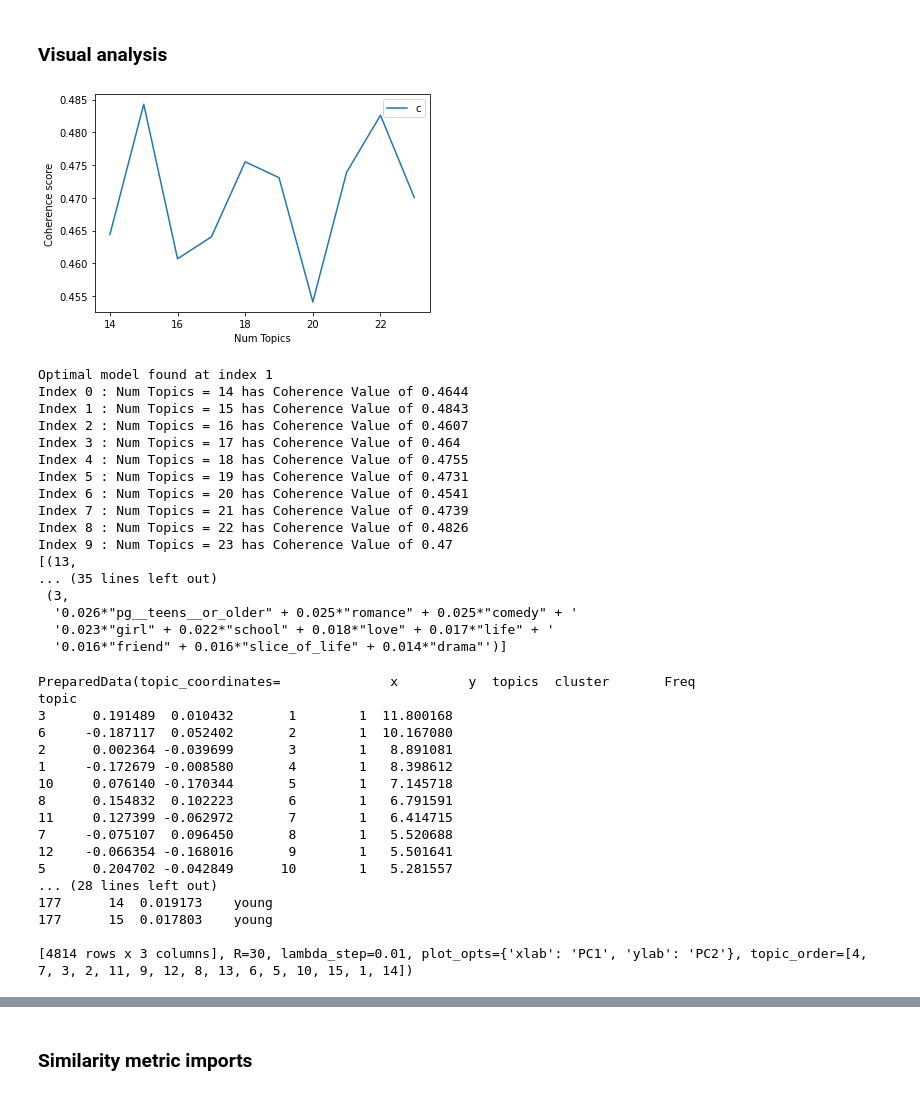
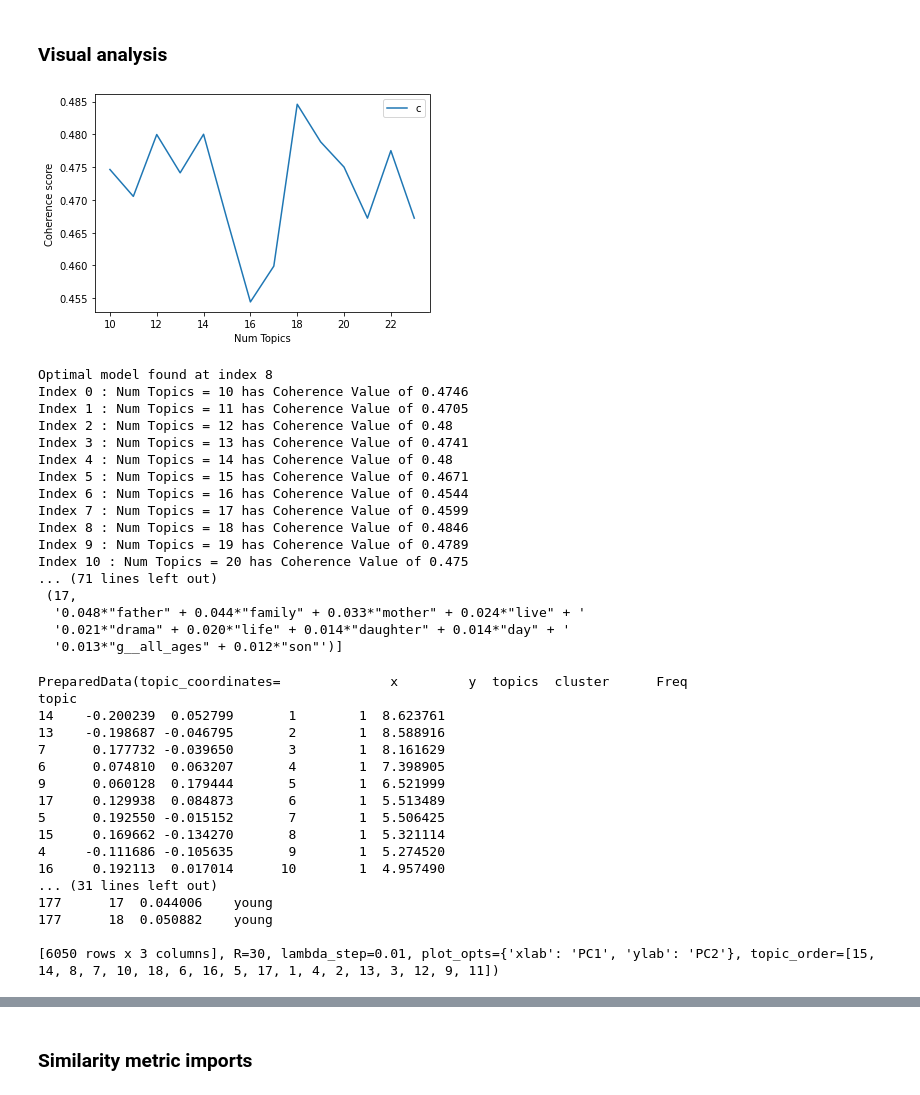
Before and after one commit to AniBrainAI/AniBrain-Anime_LDA_Topic_Similarity_Model, a Jupyter notebook: Jupyter_Notebook/Anime_LDA_Topic_Similarity_Model.ipynb, the cells around one changed output, grey strips where cells are left out. Cells and saved outputs as stored; diff of their text form; code cells hidden in the pictures.

```diff
--- a/Jupyter_Notebook/Anime_LDA_Topic_Similarity_Model.ipynb
+++ b/Jupyter_Notebook/Anime_LDA_Topic_Similarity_Model.ipynb
@@ -488,19 +480,20 @@ def get_coherence_scores(dictionary, corpus, texts, start, stop, step):
 
     """
 
-    mallet_path = os.getenv('MALLET_PATH_')
+    mallet_path = os.getenv('MALLET_PATH')
     coherence_values = []
     model_list = []
 
     for num_topics in range(start, stop, step):
-        model = models.wrappers.LdaMallet(mallet_path, corpus=corpus, num_topics=num_topics, id2word=dictionary, iterations=1000, optimize_interval=10)
+        prefix = '../anime_recs_synopsis/model_files/model_' + str(num_topics)
+        model = models.wrappers.LdaMallet(mallet_path, corpus=corpus, num_topics=num_topics, id2word=dictionary, iterations=1000, optimize_interval=10, prefix=prefix)
         model_list.append(model)
         coherencemodel = models.CoherenceModel(model=model, texts=texts, dictionary=dictionary, coherence='c_v')
         coherence_values.append(coherencemodel.get_coherence())
 
     return model_list, coherence_values
 # %%
-model_list, coherence_values = get_coherence_scores(dictionary=dictionary, corpus=corpus, texts=texts, start=14, stop=24, step=1)
+model_list, coherence_values = get_coherence_scores(dictionary=dictionary, corpus=corpus, texts=texts, start=10, stop=24, step=1)
 # %% [markdown]
 ### Visual analysis imports
 # %%
@@ -510,15 +503,15 @@ import pprint
 # %% [markdown]
 ### Visual analysis
 # %%
-start=14; stop=24; step=1;
+start=10; stop=24; step=1;
 x = range(start, stop, step)
 plt.plot(x, coherence_values)
 plt.xlabel("Num Topics")
 plt.ylabel("Coherence score")
 plt.legend(("coherence_values"), loc='best')
 plt.show()
 # %% [output]
-[figure, old version]
+[figure, new version]
 # %%
 def get_optimal_model(coherence_values, model_list, print_scores=True):
     max_value = max(coherence_values)
@@ -534,25 +527,25 @@ def get_optimal_model(coherence_values, model_list, print_scores=True):
     return optimal_model, max_index
 # %%
 optimal_model, optimal_model_index = get_optimal_model(coherence_values, model_list, print_scores=True)
-pprint.pprint(optimal_model.show_topics())
+pprint.pprint(optimal_model.print_topics(num_topics=optimal_model_index + 10))
 # %% [output]
-Optimal model found at index 1
-Index 0 : Num Topics = 14 has Coherence Value of 0.4644
-Index 1 : Num Topics = 15 has Coherence Value of 0.4843
-Index 2 : Num Topics = 16 has Coherence Value of 0.4607
-Index 3 : Num Topics = 17 has Coherence Value of 0.464
-Index 4 : Num Topics = 18 has Coherence Value of 0.4755
-Index 5 : Num Topics = 19 has Coherence Value of 0.4731
-Index 6 : Num Topics = 20 has Coherence Value of 0.4541
-Index 7 : Num Topics = 21 has Coherence Value of 0.4739
-Index 8 : Num Topics = 22 has Coherence Value of 0.4826
-Index 9 : Num Topics = 23 has Coherence Value of 0.47
-[(13,
-... (35 lines left out)
- (3,
-  '0.026*"pg__teens__or_older" + 0.025*"romance" + 0.025*"comedy" + '
-  '0.023*"girl" + 0.022*"school" + 0.018*"love" + 0.017*"life" + '
-  '0.016*"friend" + 0.016*"slice_of_life" + 0.014*"drama"')]
+Optimal model found at index 8
+Index 0 : Num Topics = 10 has Coherence Value of 0.4746
+Index 1 : Num Topics = 11 has Coherence Value of 0.4705
+Index 2 : Num Topics = 12 has Coherence Value of 0.48
+Index 3 : Num Topics = 13 has Coherence Value of 0.4741
+Index 4 : Num Topics = 14 has Coherence Value of 0.48
+Index 5 : Num Topics = 15 has Coherence Value of 0.4671
+Index 6 : Num Topics = 16 has Coherence Value of 0.4544
+Index 7 : Num Topics = 17 has Coherence Value of 0.4599
+Index 8 : Num Topics = 18 has Coherence Value of 0.4846
+Index 9 : Num Topics = 19 has Coherence Value of 0.4789
+Index 10 : Num Topics = 20 has Coherence Value of 0.475
+... (71 lines left out)
+ (17,
+  '0.048*"father" + 0.044*"family" + 0.033*"mother" + 0.024*"live" + '
+  '0.021*"drama" + 0.020*"life" + 0.014*"daughter" + 0.014*"day" + '
+  '0.013*"g__all_ages" + 0.012*"son"')]
 # %%
 # # # Tried different ones and I liked this one the most
 # optimal_model = model_list[20]
@@ -653,23 +646,23 @@ pyLDAvis.enable_notebook()
 # %%
 pyLDAvis.gensim.prepare(models.wrappers.ldamallet.malletmodel2ldamodel(optimal_model), corpus, dictionary)
 # %% [output]
-PreparedData(topic_coordinates=              x         y  topics  cluster       Freq
+PreparedData(topic_coordinates=              x         y  topics  cluster      Freq
 topic
-3      0.191489  0.010432       1        1  11.800168
-6     -0.187117  0.052402       2        1  10.167080
-2      0.002364 -0.039699       3        1   8.891081
-1     -0.172679 -0.008580       4        1   8.398612
-10     0.076140 -0.170344       5        1   7.145718
-8      0.154832  0.102223       6        1   6.791591
-11     0.127399 -0.062972       7        1   6.414715
-7     -0.075107  0.096450       8        1   5.520688
-12    -0.066354 -0.168016       9        1   5.501641
-5      0.204702 -0.042849      10        1   5.281557
-... (28 lines left out)
-177      14  0.019173    young
-177      15  0.017803    young
+14    -0.200239  0.052799       1        1  8.623761
+13    -0.198687 -0.046795       2        1  8.588916
+7      0.177732 -0.039650       3        1  8.161629
+6      0.074810  0.063207       4        1  7.398905
+9      0.060128  0.179444       5        1  6.521999
+17     0.129938  0.084873       6        1  5.513489
+5      0.192550 -0.015152       7        1  5.506425
+15     0.169662 -0.134270       8        1  5.321114
+4     -0.111686 -0.105635       9        1  5.274520
+16     0.192113  0.017014      10        1  4.957490
+... (31 lines left out)
+177      17  0.044006    young
+177      18  0.050882    young
 
-[4814 rows x 3 columns], R=30, lambda_step=0.01, plot_opts={'xlab': 'PC1', 'ylab': 'PC2'}, topic_order=[4, 7, 3, 2, 11, 9, 12, 8, 13, 6, 5, 10, 15, 1, 14])
+[6050 rows x 3 columns], R=30, lambda_step=0.01, plot_opts={'xlab': 'PC1', 'ylab': 'PC2'}, topic_order=[15, 14, 8, 7, 10, 18, 6, 16, 5, 17, 1, 4, 2, 13, 3, 12, 9, 11])
 # %%
 fiz=plt.figure(figsize=(30,70))
 
```
Also changed, not shown: parts of 5 cells of this notebook, 13 other files.
